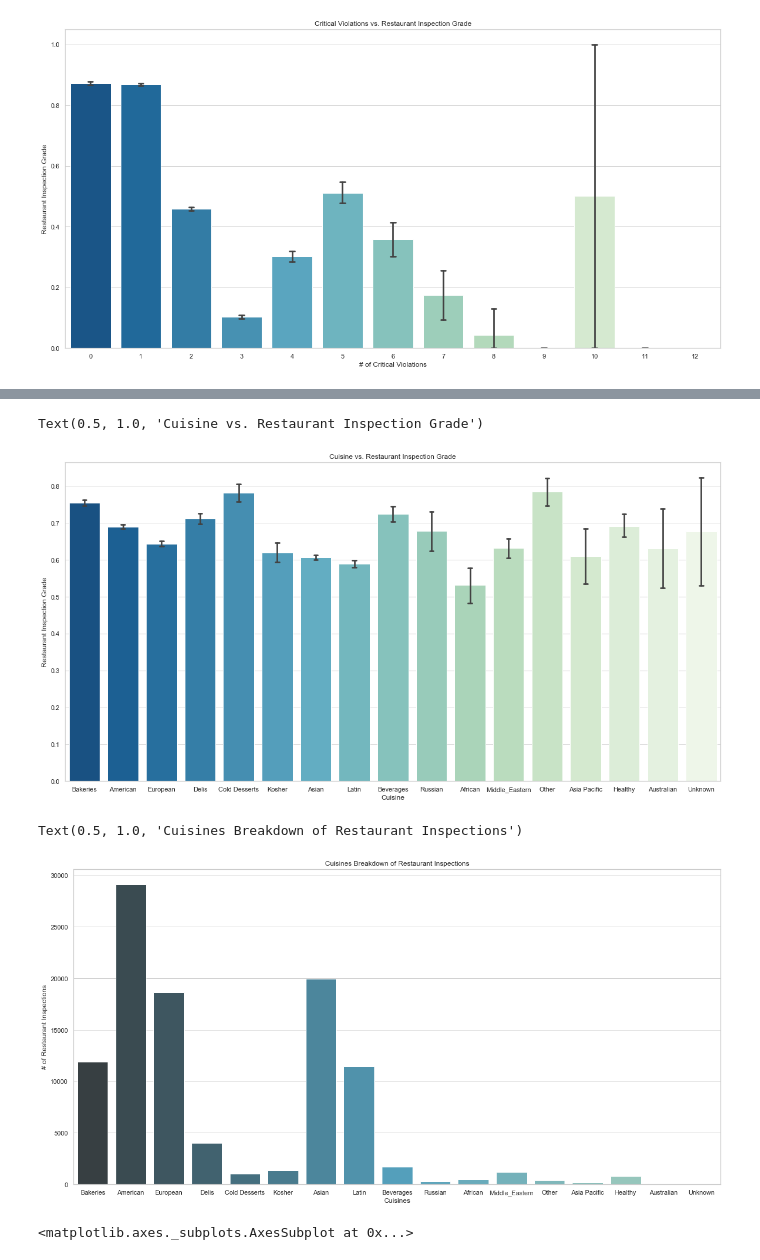
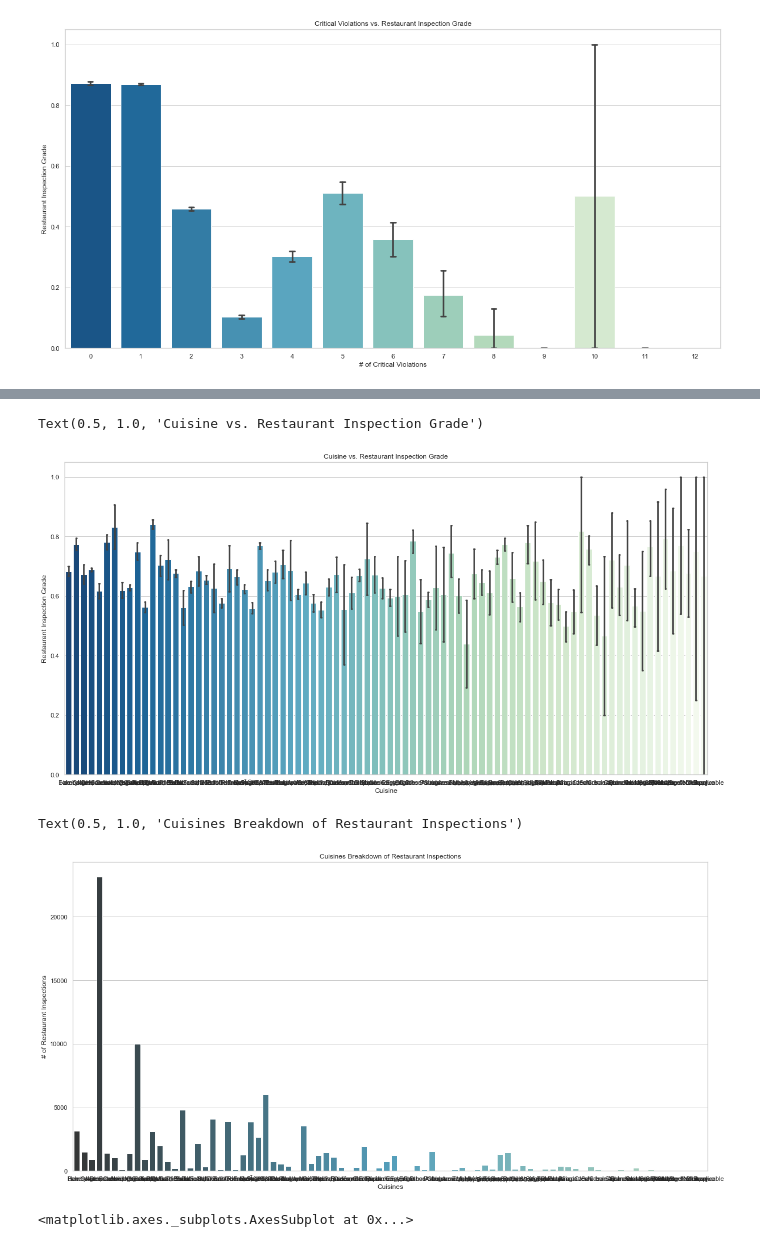
Before and after one commit to deep22kar/random-forest, a Jupyter notebook: EDA.ipynb, the cells around one changed output, grey strips where cells are left out. Cells and saved outputs as stored; diff of their text form; code cells hidden in the pictures.

```diff
--- a/EDA.ipynb
+++ b/EDA.ipynb
@@ -391,26 +402,26 @@ Text(0.5, 1.0, 'Critical Violations vs. Restaurant Inspection Grade')
 # %%
 # Plot of Number of Critical Flags vs. Grade
 sns.set(style="whitegrid")
 plt.figure(figsize=(20,10))
 
-ax = sns.barplot(x="CUISINES", y="GRADE", data=data_sub, capsize=.1, palette="GnBu_r")
+ax = sns.barplot(x='CUISINE DESCRIPTION', y='GRADE', data=data, capsize=.1, palette="GnBu_r")
 ax.set_xlabel('Cuisine')
 ax.set_ylabel('Restaurant Inspection Grade')
 ax.set_title('Cuisine vs. Restaurant Inspection Grade')
 # %% [output]
 Text(0.5, 1.0, 'Cuisine vs. Restaurant Inspection Grade')
-[figure, old version]
+[figure, new version]
 # %%
 # Plot of Frequency of Cuisines in Restaurant Inspections
 sns.set_style('whitegrid')
 plt.figure(figsize=(20,10))
 
-ax = sns.countplot(x = data_sub['CUISINES'], data = data_sub, palette = 'GnBu_d')
+ax = sns.countplot(x = 'CUISINE DESCRIPTION', data = data, palette = 'GnBu_d')
 ax.set_xlabel('Cuisines')
 ax.set_ylabel('# of Restaurant Inspections')
 ax.set_title('Cuisines Breakdown of Restaurant Inspections')
 # %% [output]
 Text(0.5, 1.0, 'Cuisines Breakdown of Restaurant Inspections')
-[figure, old version]
+[figure, new version]
 # %%
 # create table for heatmap visualization (next step)
```
Also changed, not shown: parts of 73 cells of this notebook, 1 other file.
